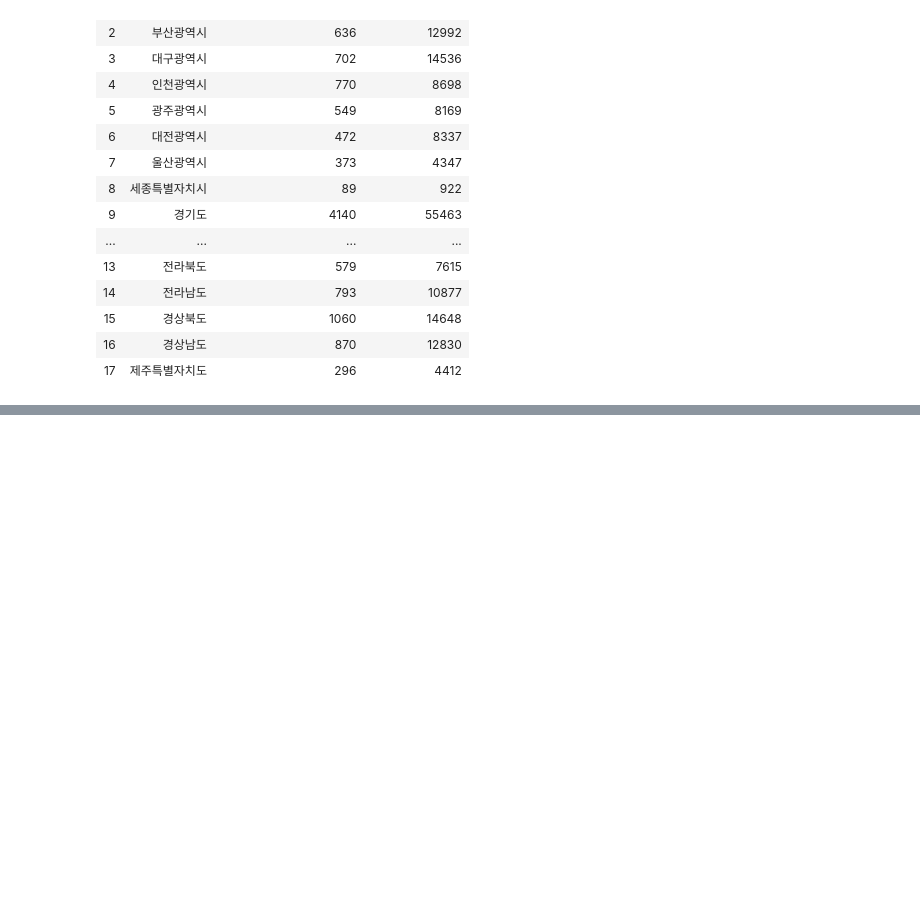
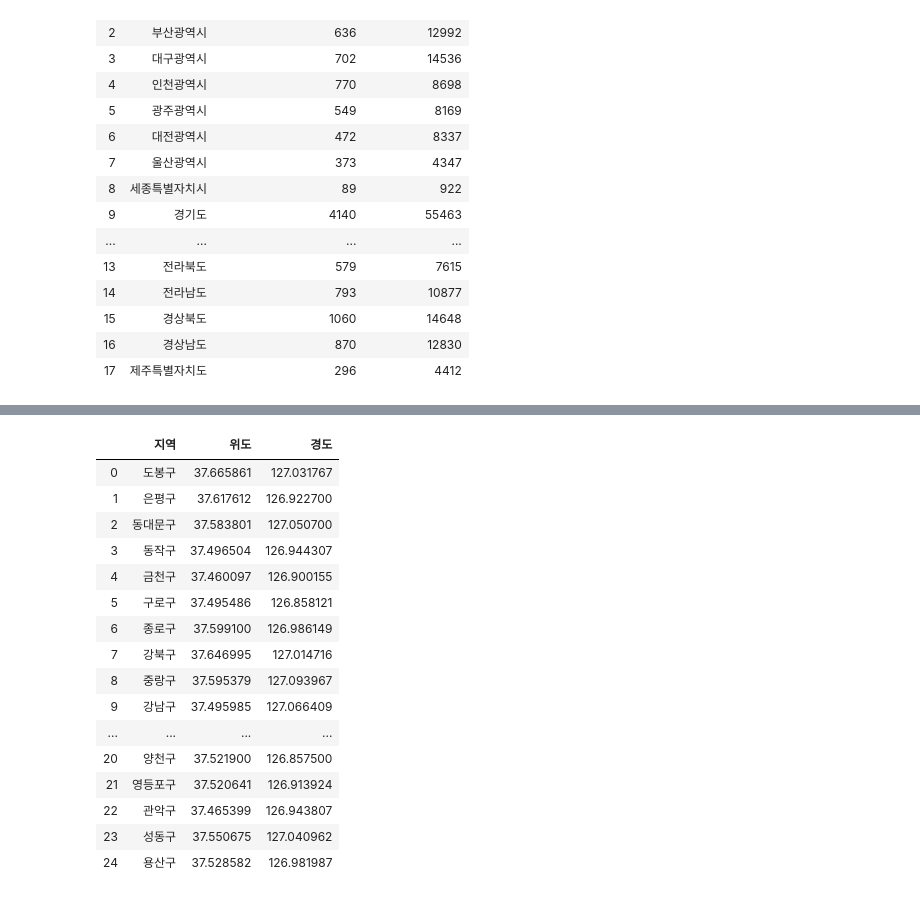
Before and after one commit to jeonprize/Accident, a Jupyter notebook: acl_accident.ipynb, the cells around one changed output, grey strips where cells are left out. Saved outputs shown, nothing was run; the diff lists cells and outputs as text; code cells hidden in the pictures; blank space fills up the shorter version.

```diff
--- a/acl_accident.ipynb
+++ b/acl_accident.ipynb
@@ -23,0 +109,22 @@ df
+# %%
+seoul_locate_df = seoul_locate_df.drop(['순번','시군구코드','시군구명_영문','ESRI_PK'],axis=1)
+seoul_locate_df = seoul_locate_df.rename({'시군구명_한글':'지역'},axis='columns')
+seoul_locate_df
+# %% [output]
+|  | 지역 | 위도 | 경도 |
+| 0 | 도봉구 | 37.665861 | 127.031767 |
+| 1 | 은평구 | 37.617612 | 126.922700 |
+| 2 | 동대문구 | 37.583801 | 127.050700 |
+| 3 | 동작구 | 37.496504 | 126.944307 |
+| 4 | 금천구 | 37.460097 | 126.900155 |
+| 5 | 구로구 | 37.495486 | 126.858121 |
+| 6 | 종로구 | 37.599100 | 126.986149 |
+| 7 | 강북구 | 37.646995 | 127.014716 |
+| 8 | 중랑구 | 37.595379 | 127.093967 |
+| 9 | 강남구 | 37.495985 | 127.066409 |
+| ... | ... | ... | ... |
+| 20 | 양천구 | 37.521900 | 126.857500 |
+| 21 | 영등포구 | 37.520641 | 126.913924 |
+| 22 | 관악구 | 37.465399 | 126.943807 |
+| 23 | 성동구 | 37.550675 | 127.040962 |
+| 24 | 용산구 | 37.528582 | 126.981987 |
```
Also changed, not shown: parts of 12 cells of this notebook.
